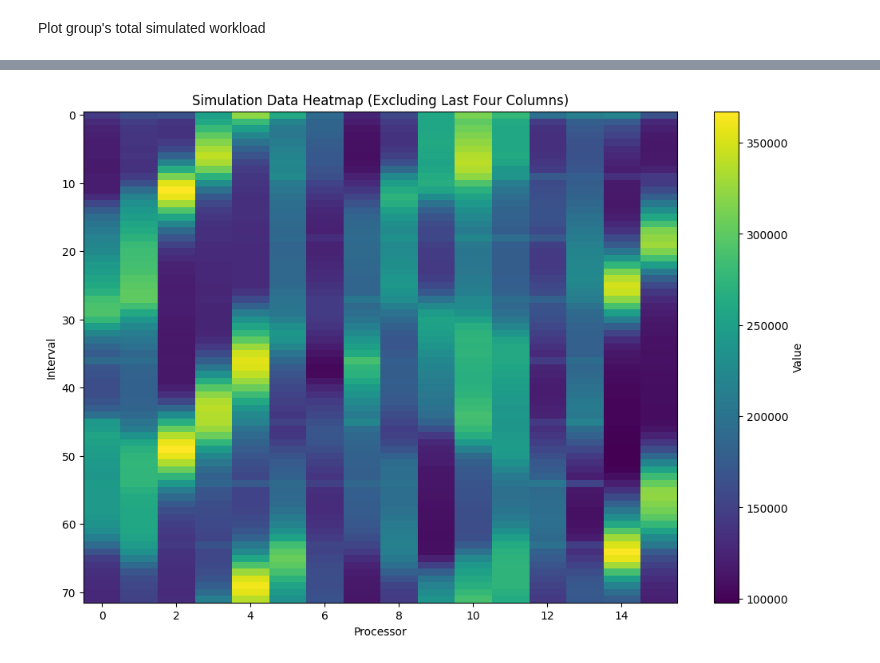
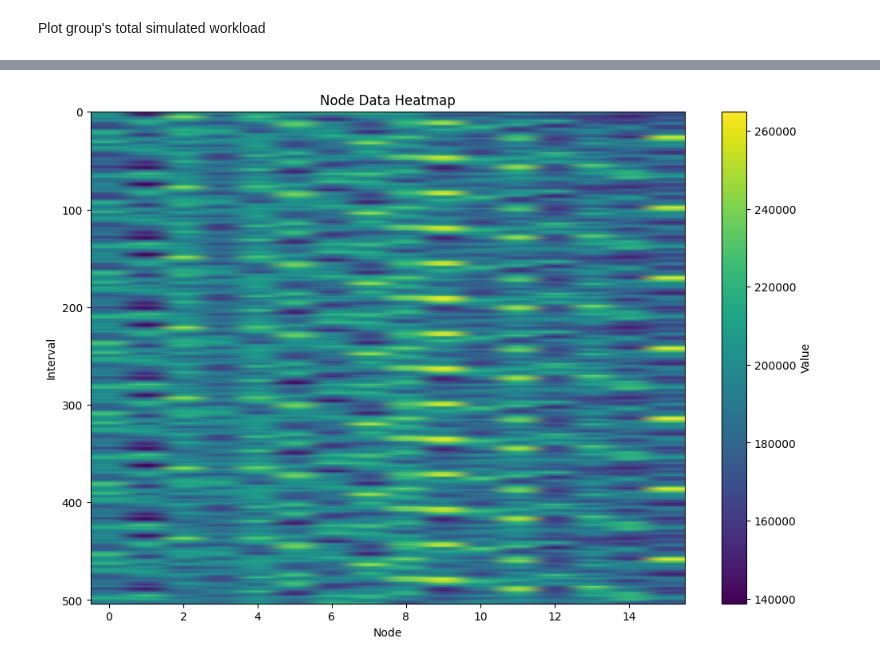
Before and after one commit to Jordan-Sun/simulated-chem, a Jupyter notebook: node_workload.ipynb, the cells around one changed output, grey strips where cells are left out. Drawn from its saved outputs; the diff is of its cells as text; code cells hidden in the pictures.

Commit message:
Improved node workload plotting.

```diff
--- a/node_workload.ipynb
+++ b/node_workload.ipynb
@@ -10,5 +39,5 @@ Plot simulation
 # %%
-simulation_data_path = "test/greedy/c48_p576_h16/simulation.csv"
+simulation_data_path = f"test/{test_name}/simulation.csv"
 simulation_data = pd.read_csv(simulation_data_path, index_col=0)
 # Exclude the last four columns and select only numeric columns
 simulation_data = simulation_data.iloc[:, :-4].select_dtypes(include=[np.number])
@@ -57,18 +90,31 @@ Generate random grouping
 # %%
-num_hosts = 16
-processors_per_host = 36
-processors = num_hosts * processors_per_host
+def generate_group_from_seed(
+    num_hosts: int, processors_per_host: int, seed: int = 0
+ ) -> pd.DataFrame:
+    """
+    Generate processor groups based on a seed value.
+    Args:
+        seed (int): Seed for random number generator.
+        num_hosts (int): Number of hosts.
+        processors_per_host (int): Number of processors per host.
+    Returns:
+        pd.DataFrame: DataFrame with processor groups.
+    """
+    processors = num_hosts * processors_per_host
+    indices = np.arange(processors)
+    if seed:
+        np.random.seed(seed)
+        np.random.shuffle(indices)
+    processor_groups = [
+        list(indices[i * processors_per_host : (i + 1) * processors_per_host])
+        for i in range(num_hosts)
+    ]
+    return pd.DataFrame(processor_groups)
 
-seed = 0
-indices = np.arange(processors)
-if seed:
-    np.random.seed(seed)  # Set seed for the group to be same across parallel runs
-    np.random.shuffle(indices)
-processor_groups = [
-    list(indices[i * processors_per_host : (i + 1) * processors_per_host])
-    for i in range(num_hosts)
-]
-node_df = pd.DataFrame(processor_groups)
+if path:
+    node_df = pd.read_csv(path, header=None)
+else:
+    node_df = generate_group_from_seed(num_hosts, processors_per_host, seed)
 node_df
 # %% [output]
 |  | 0 | 1 | 2 | 3 | 4 | 5 | 6 | 7 | 8 | 9 | ... | ... |
@@ -123,4 +169,4 @@ dynamic_summed_df
 # %%
-plot_simulation_heatmap(dynamic_summed_df, path="test/plots/greedy/c48_p576_h16")
+plot_simulation_heatmap(dynamic_summed_df, heatmap_type="node", path=f"test/plots/{test_name}")
 # %% [output]
-[figure, old version]
+[figure, new version]
```
Also changed, not shown: parts of 8 cells of this notebook.
